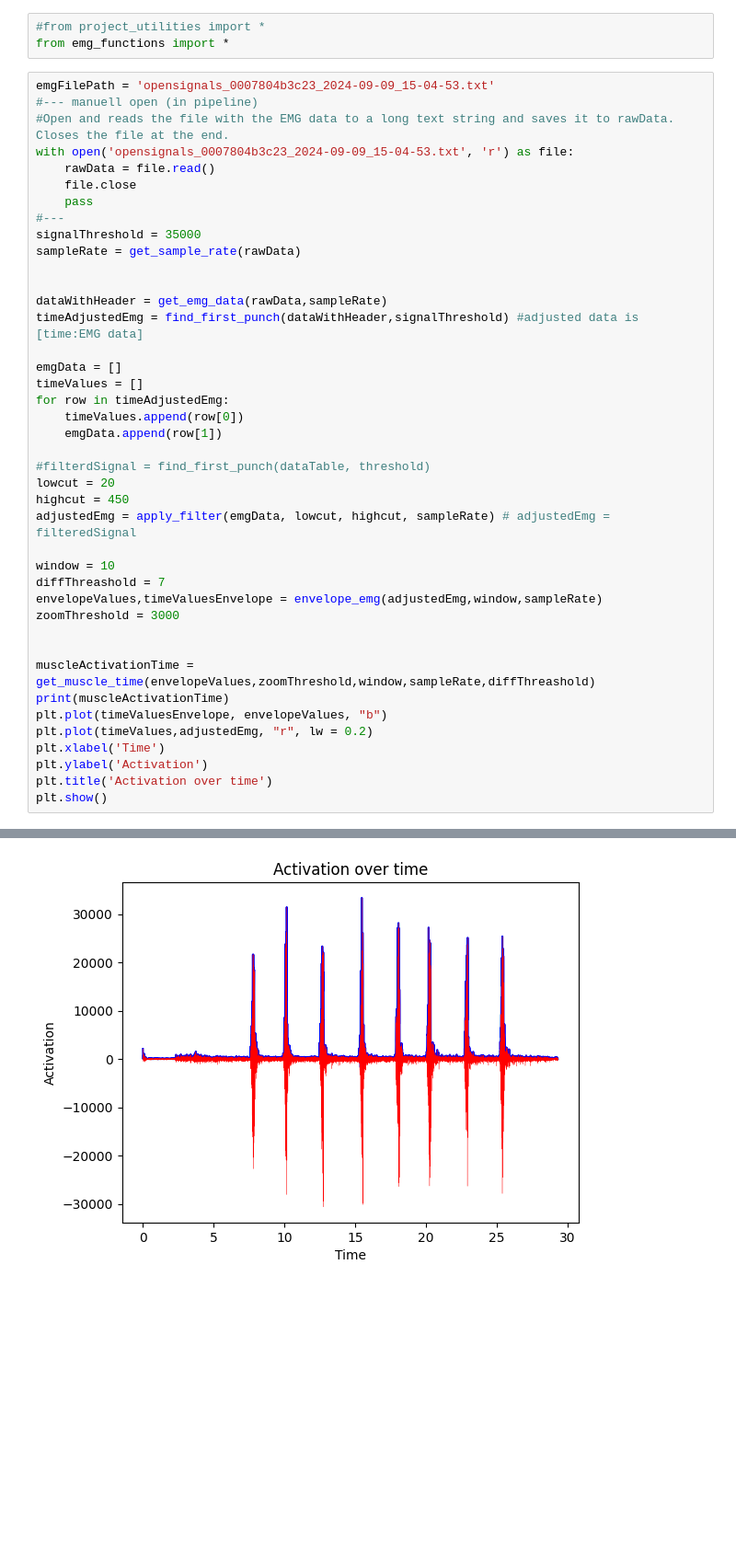
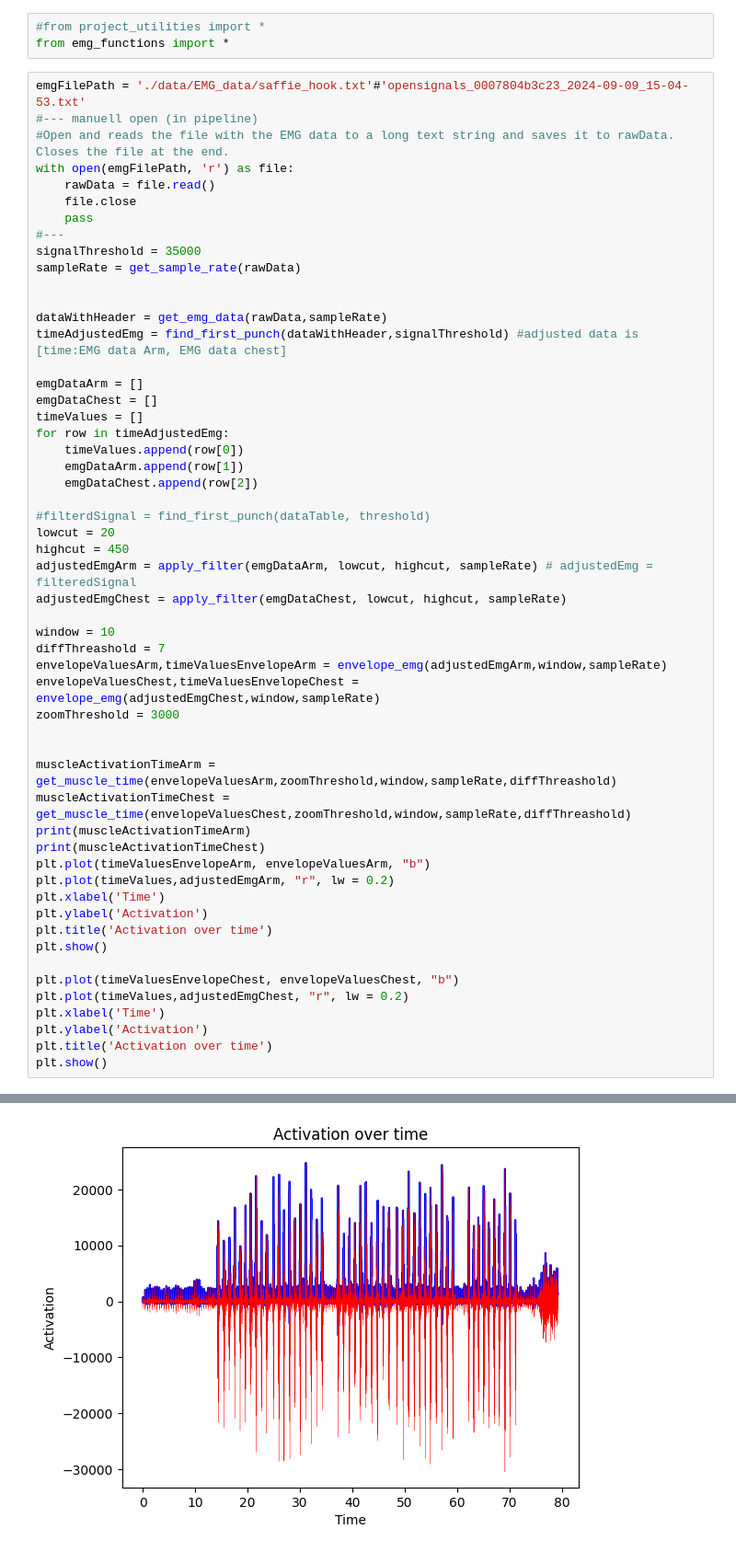
Before and after one commit to ellaVillfor/Project-course-CM2024, a Jupyter notebook: pipeline_cm2024.ipynb, the cells around one changed output, grey strips where cells are left out. Shown at 92% size. Saved outputs shown, nothing was run; the diff lists cells and outputs as text; blank space fills up the shorter version.

Commit message:
Emg update for arm and Chest

```diff
--- a/pipeline_cm2024.ipynb
+++ b/pipeline_cm2024.ipynb
@@ -2,10 +2,10 @@
 #from project_utilities import *
 from emg_functions import *
 # %%
-emgFilePath = 'opensignals_0007804b3c23_2024-09-09_15-04-53.txt'
+emgFilePath = './data/EMG_data/saffie_hook.txt'#'opensignals_0007804b3c23_2024-09-09_15-04-53.txt'
 #--- manuell open (in pipeline)
 #Open and reads the file with the EMG data to a long text string and saves it to rawData. Closes the file at the end.
-with open('opensignals_0007804b3c23_2024-09-09_15-04-53.txt', 'r') as file:
+with open(emgFilePath, 'r') as file:
     rawData = file.read()
     file.close
     pass
@@ -15,31 +15,44 @@ sampleRate = get_sample_rate(rawData)
 
 
 dataWithHeader = get_emg_data(rawData,sampleRate)
-timeAdjustedEmg = find_first_punch(dataWithHeader,signalThreshold) #adjusted data is [time:EMG data]
+timeAdjustedEmg = find_first_punch(dataWithHeader,signalThreshold) #adjusted data is [time:EMG data Arm, EMG data chest]
 
-emgData = []
+emgDataArm = []
+emgDataChest = []
 timeValues = []
 for row in timeAdjustedEmg:
     timeValues.append(row[0])
-    emgData.append(row[1])
+    emgDataArm.append(row[1])
+    emgDataChest.append(row[2])
 
 #filterdSignal = find_first_punch(dataTable, threshold)
 lowcut = 20
 highcut = 450
-adjustedEmg = apply_filter(emgData, lowcut, highcut, sampleRate) # adjustedEmg = filteredSignal
+adjustedEmgArm = apply_filter(emgDataArm, lowcut, highcut, sampleRate) # adjustedEmg = filteredSignal
+adjustedEmgChest = apply_filter(emgDataChest, lowcut, highcut, sampleRate)
 
 window = 10
 diffThreashold = 7
-envelopeValues,timeValuesEnvelope = envelope_emg(adjustedEmg,window,sampleRate)
+envelopeValuesArm,timeValuesEnvelopeArm = envelope_emg(adjustedEmgArm,window,sampleRate)
+envelopeValuesChest,timeValuesEnvelopeChest = envelope_emg(adjustedEmgChest,window,sampleRate)
 zoomThreshold = 3000
 
 
-muscleActivationTime = get_muscle_time(envelopeValues,zoomThreshold,window,sampleRate,diffThreashold)
-print(muscleActivationTime)
-plt.plot(timeValuesEnvelope, envelopeValues, "b")
-plt.plot(timeValues,adjustedEmg, "r", lw = 0.2)
+muscleActivationTimeArm = get_muscle_time(envelopeValuesArm,zoomThreshold,window,sampleRate,diffThreashold)
+muscleActivationTimeChest = get_muscle_time(envelopeValuesChest,zoomThreshold,window,sampleRate,diffThreashold)
+print(muscleActivationTimeArm)
+print(muscleActivationTimeChest)
+plt.plot(timeValuesEnvelopeArm, envelopeValuesArm, "b")
+plt.plot(timeValues,adjustedEmgArm, "r", lw = 0.2)
 plt.xlabel('Time')
 plt.ylabel('Activation')
 plt.title('Activation over time')
 plt.show()
+
+plt.plot(timeValuesEnvelopeChest, envelopeValuesChest, "b")
+plt.plot(timeValues,adjustedEmgChest, "r", lw = 0.2)
+plt.xlabel('Time')
+plt.ylabel('Activation')
+plt.title('Activation over time')
+plt.show()
 # %% [output]
@@ -47 +61 @@ plt.show()
-[figure, old version]
+[figure, new version]
```
Also changed, not shown: parts of 1 cell of this notebook, 3 other files.
